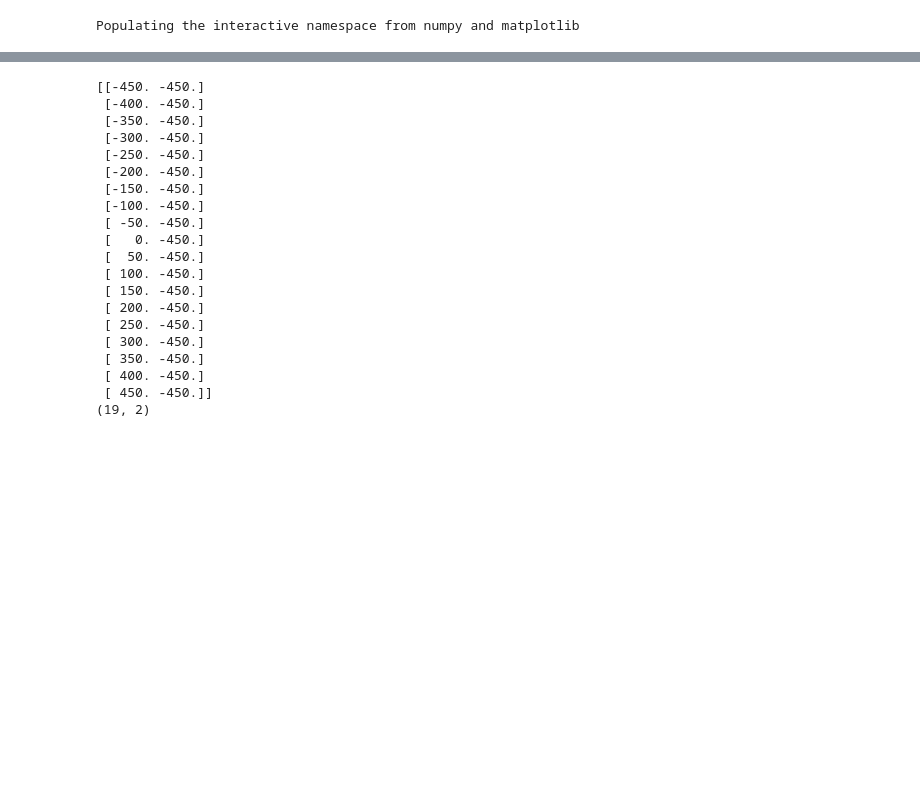
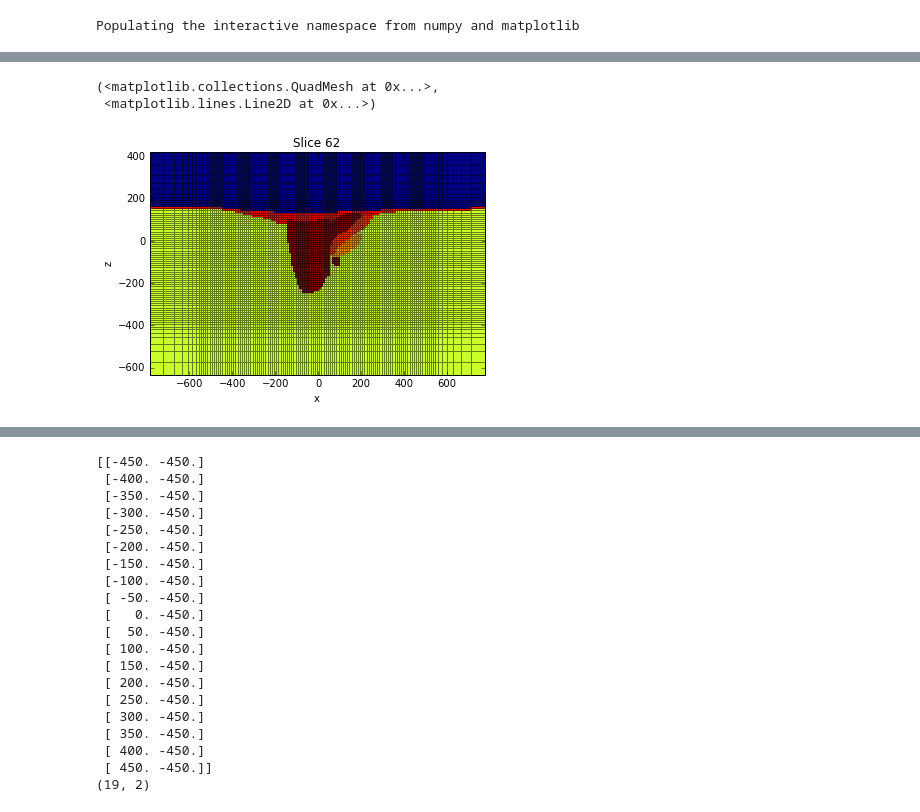
Before and after one commit to simpeg/presentations, a Jupyter notebook: SciPy2016/DC_IP_work/DC_ProblemSetup.ipynb, the cells around one changed output, grey strips where cells are left out. Cells and saved outputs as stored; diff of their text form; code cells hidden in the pictures; blank space fills up the shorter version.

```diff
--- a/SciPy2016/DC_IP_work/DC_ProblemSetup.ipynb
+++ b/SciPy2016/DC_IP_work/DC_ProblemSetup.ipynb
@@ -89,3 +126,9 @@ def gettopoCC(mesh, airind):
+# %%
+mesh.plotSlice(np.log10(sigma), grid=True, normal="Y")
+# %% [output]
+(<matplotlib.collections.QuadMesh at 0x...>,
+ <matplotlib.lines.Line2D at 0x...>)
+[figure, added]
 # %%
 # Identify air cells
 airind = sigma==1e-8
```
Also changed, not shown: parts of 31 cells of this notebook, 7 other files.
